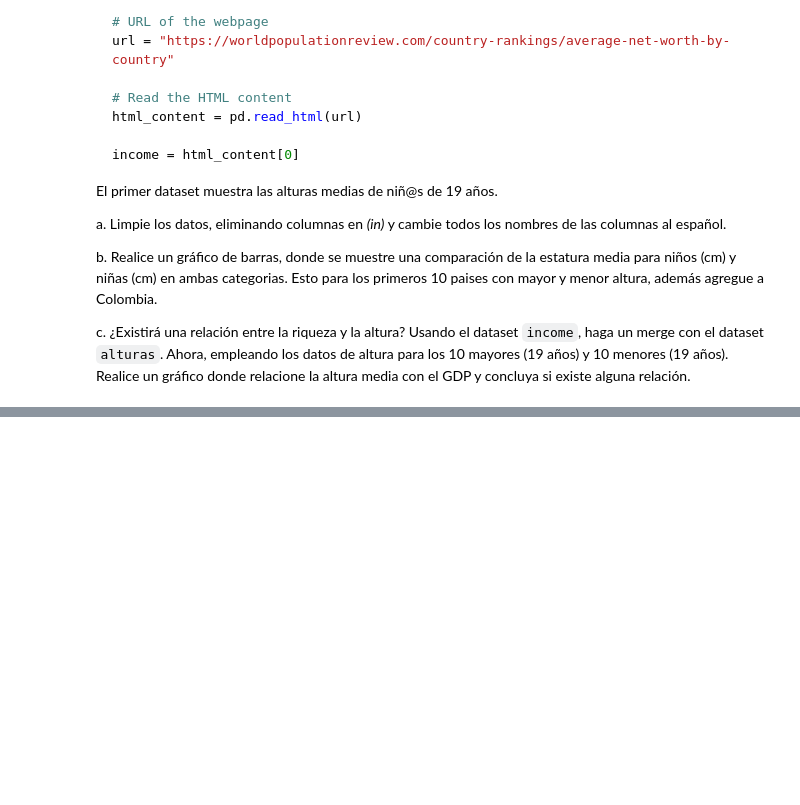
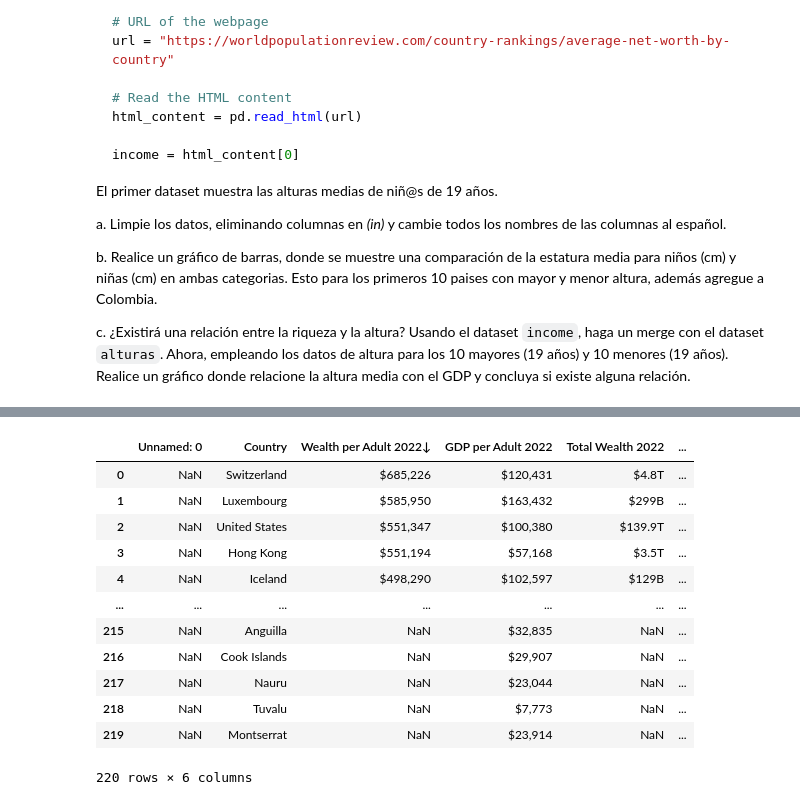
Before and after one commit to martin-calvo/MetodosComputacionales1012, a Jupyter notebook: Students/Arthur_1047/Tareas/Actividad02_Librerias.ipynb, the cells around one changed output, grey strips where cells are left out. Drawn from its saved outputs; the diff is of its cells as text; code cells hidden in the pictures; blank space fills up the shorter version.

```diff
--- a/Students/Arthur_1047/Tareas/Actividad02_Librerias.ipynb
+++ b/Students/Arthur_1047/Tareas/Actividad02_Librerias.ipynb
@@ -178,0 +164,16 @@ alturas = alturas.drop('Country',axis=1)
+# %%
+income
+# %% [output]
+|  | Unnamed: 0 | Country | Wealth per Adult 2022↓ | GDP per Adult 2022 | Total Wealth 2022 | ... |
+| 0 | NaN | Switzerland | $685,226 | $120,431 | $4.8T | ... |
+| 1 | NaN | Luxembourg | $585,950 | $163,432 | $299B | ... |
+| 2 | NaN | United States | $551,347 | $100,380 | $139.9T | ... |
+| 3 | NaN | Hong Kong | $551,194 | $57,168 | $3.5T | ... |
+| 4 | NaN | Iceland | $498,290 | $102,597 | $129B | ... |
+| ... | ... | ... | ... | ... | ... | ... |
+| 215 | NaN | Anguilla | NaN | $32,835 | NaN | ... |
+| 216 | NaN | Cook Islands | NaN | $29,907 | NaN | ... |
+| 217 | NaN | Nauru | NaN | $23,044 | NaN | ... |
+| 218 | NaN | Tuvalu | NaN | $7,773 | NaN | ... |
+| 219 | NaN | Montserrat | NaN | $23,914 | NaN | ... |
+220 rows × 6 columns
```
Also changed, not shown: parts of 1 cell of this notebook.
